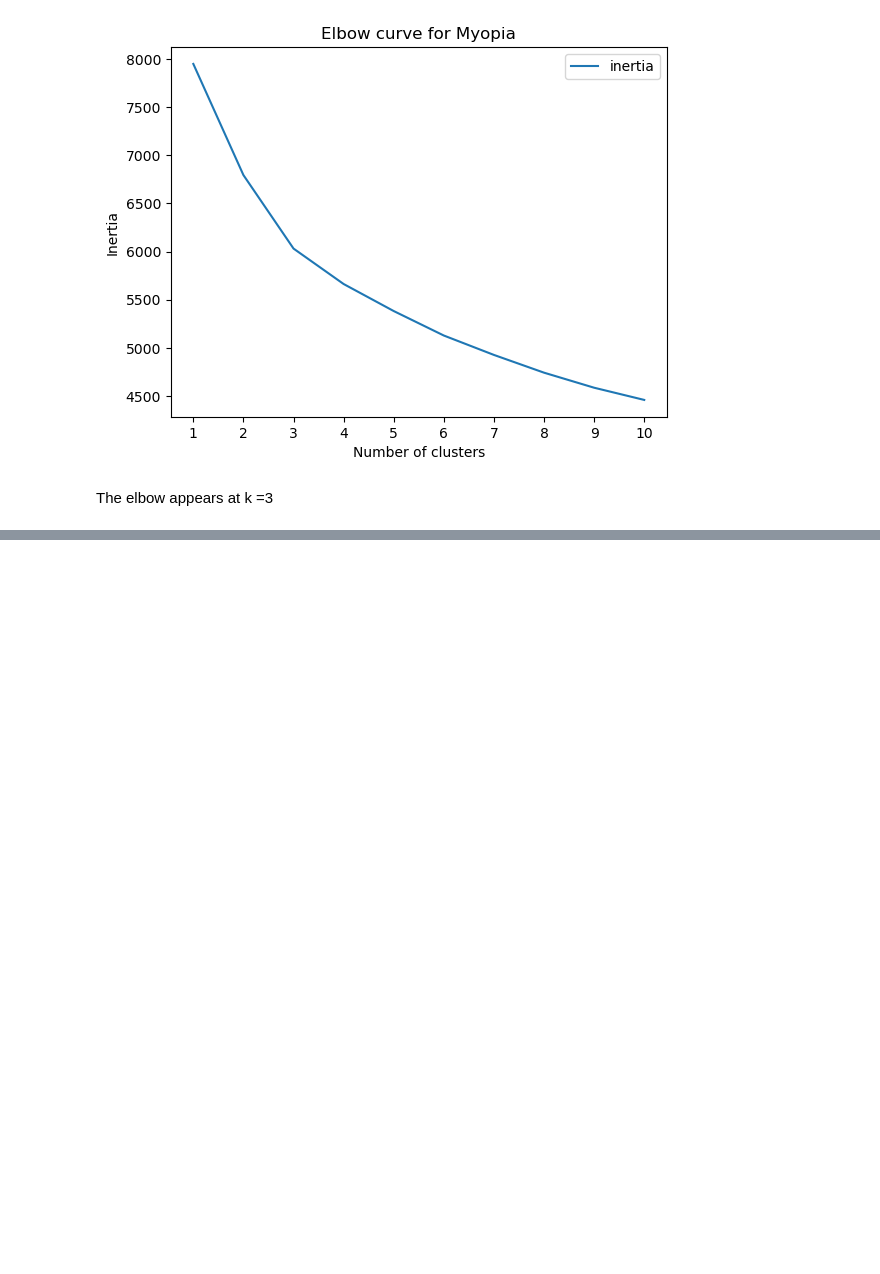
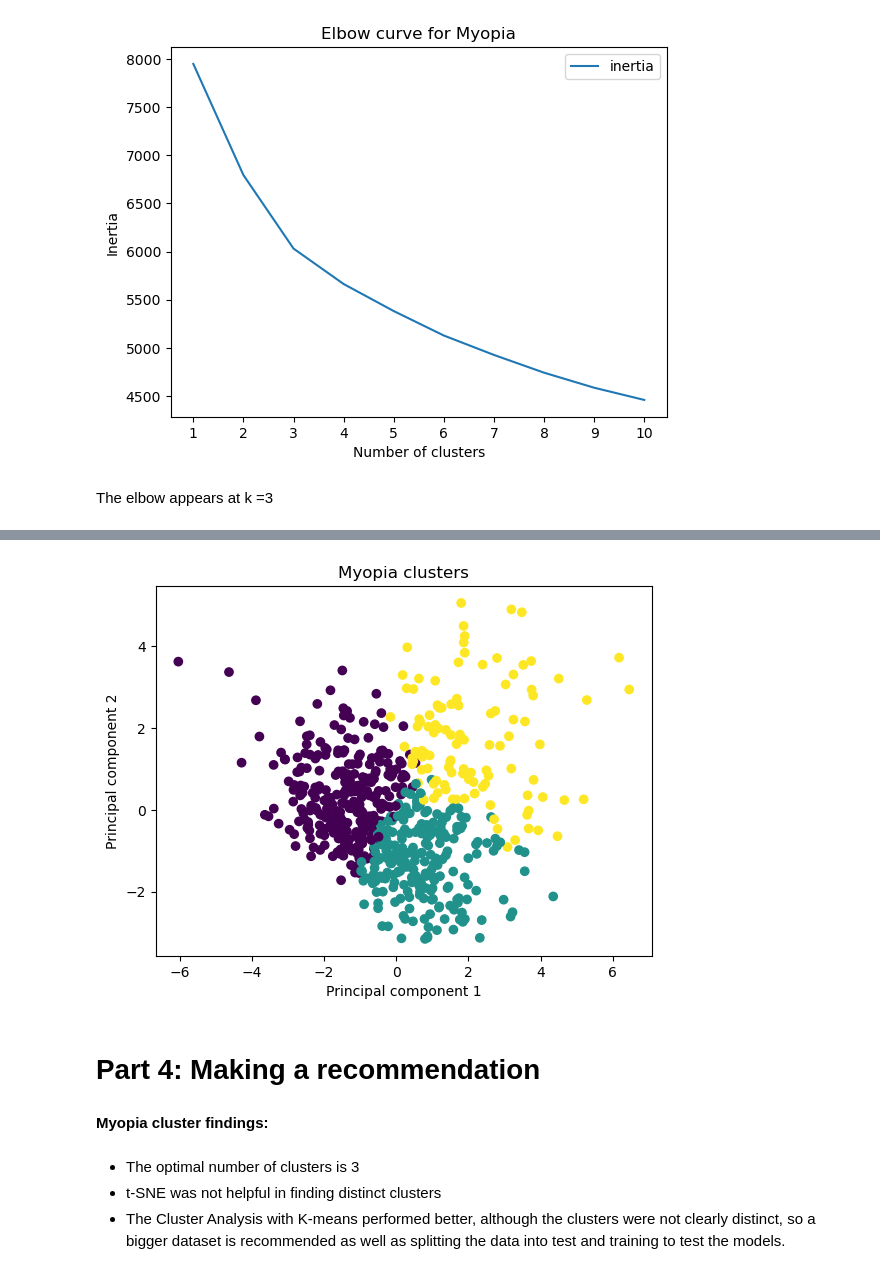
Before and after one commit to p-colomer/unsupervised-machine-learning-challenge, a Jupyter notebook: myopia.ipynb, the cells around one changed output, grey strips where cells are left out. Drawn from its saved outputs; the diff is of its cells as text; code cells hidden in the pictures; blank space fills up the shorter version.

```diff
--- a/myopia.ipynb
+++ b/myopia.ipynb
@@ -200,3 +197,13 @@ plt.show()
 [figure]
 # %% [markdown]
 The elbow appears at k =3
+# %%
+# Transforming PCA data to a DataFrame
+df_myopia_pca = pd.DataFrame(
+    data=myopia_pca, columns=["principal component 1", "principal component 2", "principal component 3",
+                              "principal component 4", "principal component 5", "principal component 6",
+                              "principal component 7", "principal component 8", "principal component 9",
+                              "principal component 10", ]
+)
+#df_myopia_pca['class']= km.labels_
+df_myopia_pca.head()
@@ -202,0 +217,15 @@ The elbow appears at k =3
+# %%
+# Predicting clusters with k=3
+
+# Initialize the k-means model
+model = KMeans(n_clusters=3, random_state=0)
+
+# Fitting the model
+model.fit(df_myopia_pca)
+
+# Predicting clusters
+predictions = model.predict(df_myopia_pca)
+
+# Adding the predicted class column to the dataframe
+df_myopia_pca["class"] = model.labels_
+df_myopia_pca.head()
@@ -202,0 +239,17 @@ The elbow appears at k =3
+# %%
+# Visualising the clusters
+plt.scatter(x=df_myopia_pca['principal component 1'], y=df_myopia_pca['principal component 2'], c=df_myopia_pca['class'])
+plt.xlabel('Principal component 1')
+plt.ylabel('Principal component 2')
+plt.title('Myopia clusters')
+plt.show()
+# %% [output]
+[figure, added]
+# %% [markdown]
+# Part 4: Making a recommendation
+# %% [markdown]
+**Myopia cluster findings:**
+# %% [markdown]
+- The optimal number of clusters is 3
+- t-SNE was not helpful in finding distinct clusters
+- The Cluster Analysis with K-means performed better, although the clusters were not clearly distinct, so a bigger dataset is recommended as well as splitting the data into test and training to test the models.
```
Also changed, not shown: parts of 4 cells of this notebook.
